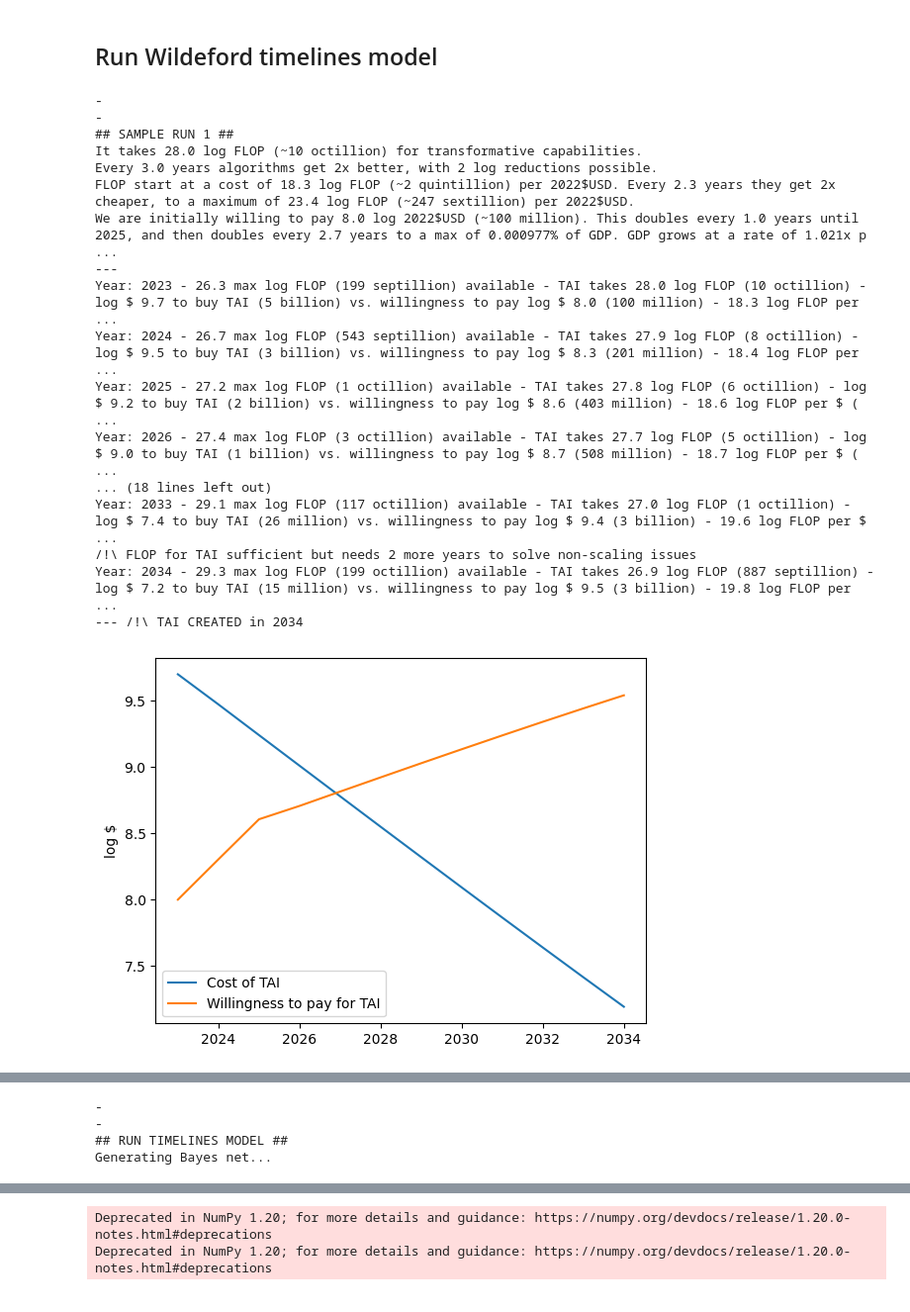
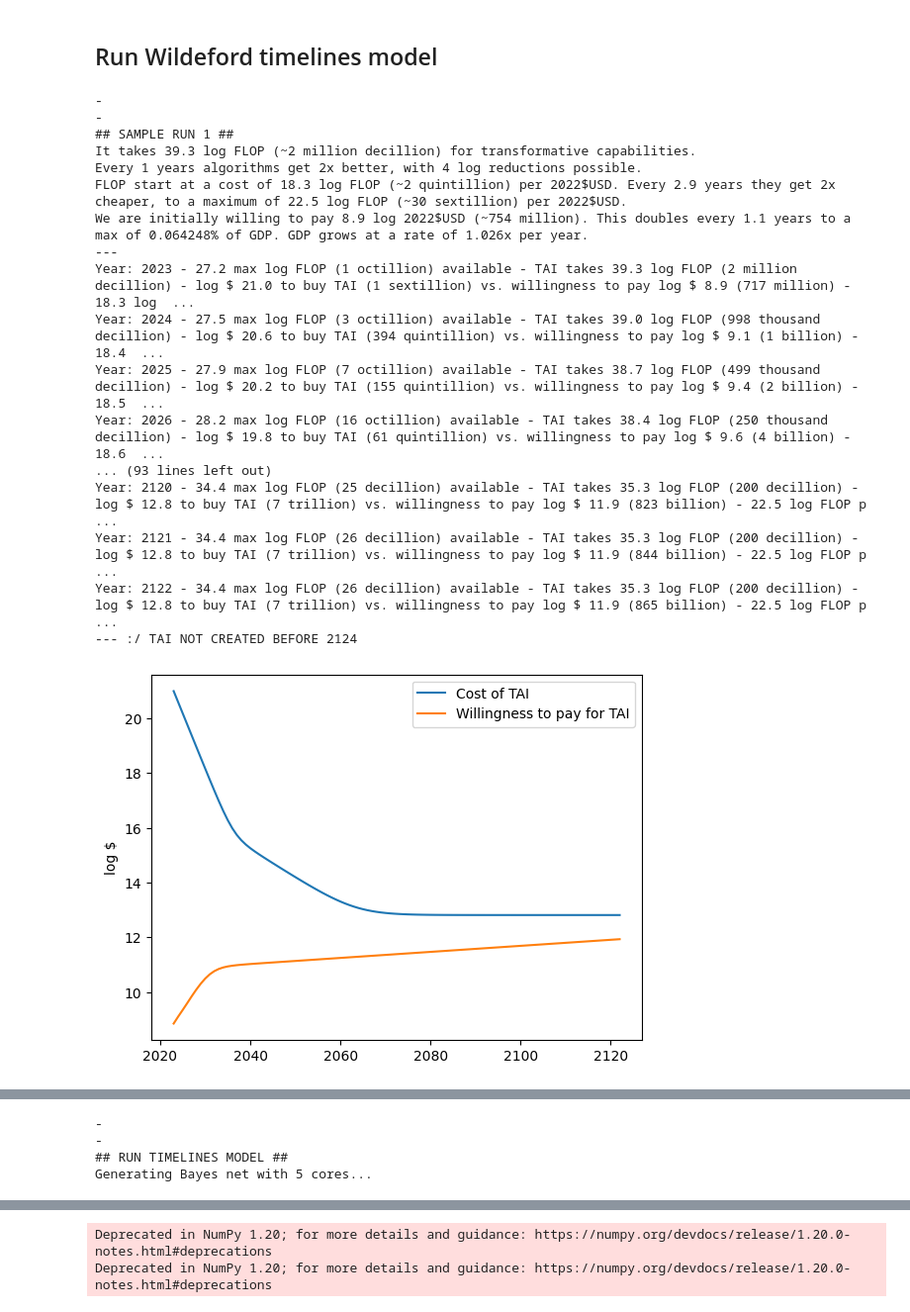
Before and after one commit to rethinkpriorities/future-assessment-model, a Jupyter notebook: (3C) When TAI?.ipynb, the cells around one changed output, grey strips where cells are left out. Shown at 99% size. Drawn from its saved outputs; the diff is of its cells as text; code cells hidden in the pictures.

Commit message:
fix bugs with willingness to spend

```diff
--- a/(3C) When TAI?.ipynb
+++ b/(3C) When TAI?.ipynb
@@ -109,7 +109,7 @@ delay
   'length': <Distribution> lognorm(mean=0.8, sd=0.49)}}
 # %%
 def wildeford_max_gdp_frac():
-    small_project = sq.lognorm(1 / (250*K), 1 / (3*K))
+    small_project = sq.lognorm(1 / (4*K), 1 / (1*K))
     modern_megaproject = sq.lognorm(1/K, 1/600)
     old_form_megaproject = sq.lognorm(1/K, 1/150)
     gigaproject = sq.lognorm(1/150, 1/50)
@@ -130,7 +130,9 @@ def wildeford_max_gdp_frac():
 
     models_trained_per_year_for_budget = sq.lognorm(1, 10)
 
-    return ~gdp_frac * ~percent_spent_on_compute / ~models_trained_per_year_for_budget
+    frac = ~gdp_frac * ~percent_spent_on_compute / ~models_trained_per_year_for_budget
+
+    return (1 / (4*K)) if frac < (1 / (4*K)) else frac
 
 
 variables = {'initial_gdp': 23*T,
@@ -157,31 +159,32 @@ Loaded
 # %%
 variables['RUNS'] = RUNS
 variables['CURRENT_YEAR'] = CURRENT_YEAR
 variables['MAX_YEAR'] = MAX_YEAR
+
 run_timelines_model(variables,
-                    cores=1,
+                    cores=5,
                     runs=variables['RUNS'],
                     #dump_cache_file='caches/tai_years_metaculus_parity')
                     dump_cache_file='caches/tai_years')
 # %% [output]
 -
 -
 ## SAMPLE RUN 1 ##
-It takes 28.0 log FLOP (~10 octillion) for transformative capabilities.
-Every 3.0 years algorithms get 2x better, with 2 log reductions possible.
-FLOP start at a cost of 18.3 log FLOP (~2 quintillion) per 2022$USD. Every 2.3 years they get 2x cheaper, to a maximum of 23.4 log FLOP (~247 sextillion) per 2022$USD.
-We are initially willing to pay 8.0 log 2022$USD (~100 million). This doubles every 1.0 years until 2025, and then doubles every 2.7 years to a max of 0.000977% of GDP. GDP grows at a rate of 1.021x p ...
+It takes 39.3 log FLOP (~2 million decillion) for transformative capabilities.
+Every 1 years algorithms get 2x better, with 4 log reductions possible.
+FLOP start at a cost of 18.3 log FLOP (~2 quintillion) per 2022$USD. Every 2.9 years they get 2x cheaper, to a maximum of 22.5 log FLOP (~30 sextillion) per 2022$USD.
+We are initially willing to pay 8.9 log 2022$USD (~754 million). This doubles every 1.1 years to a max of 0.064248% of GDP. GDP grows at a rate of 1.026x per year.
 ---
-Year: 2023 - 26.3 max log FLOP (199 septillion) available - TAI takes 28.0 log FLOP (10 octillion) - log $ 9.7 to buy TAI (5 billion) vs. willingness to pay log $ 8.0 (100 million) - 18.3 log FLOP per ...
-Year: 2024 - 26.7 max log FLOP (543 septillion) available - TAI takes 27.9 log FLOP (8 octillion) - log $ 9.5 to buy TAI (3 billion) vs. willingness to pay log $ 8.3 (201 million) - 18.4 log FLOP per  ...
-Year: 2025 - 27.2 max log FLOP (1 octillion) available - TAI takes 27.8 log FLOP (6 octillion) - log $ 9.2 to buy TAI (2 billion) vs. willingness to pay log $ 8.6 (403 million) - 18.6 log FLOP per $ ( ...
-Year: 2026 - 27.4 max log FLOP (3 octillion) available - TAI takes 27.7 log FLOP (5 octillion) - log $ 9.0 to buy TAI (1 billion) vs. willingness to pay log $ 8.7 (508 million) - 18.7 log FLOP per $ ( ...
-... (18 lines left out)
-Year: 2033 - 29.1 max log FLOP (117 octillion) available - TAI takes 27.0 log FLOP (1 octillion) - log $ 7.4 to buy TAI (26 million) vs. willingness to pay log $ 9.4 (3 billion) - 19.6 log FLOP per $  ...
-/!\ FLOP for TAI sufficient but needs 2 more years to solve non-scaling issues
-Year: 2034 - 29.3 max log FLOP (199 octillion) available - TAI takes 26.9 log FLOP (887 septillion) - log $ 7.2 to buy TAI (15 million) vs. willingness to pay log $ 9.5 (3 billion) - 19.8 log FLOP per ...
---- /!\ TAI CREATED in 2034
+Year: 2023 - 27.2 max log FLOP (1 octillion) available - TAI takes 39.3 log FLOP (2 million decillion) - log $ 21.0 to buy TAI (1 sextillion) vs. willingness to pay log $ 8.9 (717 million) - 18.3 log  ...
+Year: 2024 - 27.5 max log FLOP (3 octillion) available - TAI takes 39.0 log FLOP (998 thousand decillion) - log $ 20.6 to buy TAI (394 quintillion) vs. willingness to pay log $ 9.1 (1 billion) - 18.4  ...
+Year: 2025 - 27.9 max log FLOP (7 octillion) available - TAI takes 38.7 log FLOP (499 thousand decillion) - log $ 20.2 to buy TAI (155 quintillion) vs. willingness to pay log $ 9.4 (2 billion) - 18.5  ...
+Year: 2026 - 28.2 max log FLOP (16 octillion) available - TAI takes 38.4 log FLOP (250 thousand decillion) - log $ 19.8 to buy TAI (61 quintillion) vs. willingness to pay log $ 9.6 (4 billion) - 18.6  ...
+... (93 lines left out)
+Year: 2120 - 34.4 max log FLOP (25 decillion) available - TAI takes 35.3 log FLOP (200 decillion) - log $ 12.8 to buy TAI (7 trillion) vs. willingness to pay log $ 11.9 (823 billion) - 22.5 log FLOP p ...
+Year: 2121 - 34.4 max log FLOP (26 decillion) available - TAI takes 35.3 log FLOP (200 decillion) - log $ 12.8 to buy TAI (7 trillion) vs. willingness to pay log $ 11.9 (844 billion) - 22.5 log FLOP p ...
+Year: 2122 - 34.4 max log FLOP (26 decillion) available - TAI takes 35.3 log FLOP (200 decillion) - log $ 12.8 to buy TAI (7 trillion) vs. willingness to pay log $ 11.9 (865 billion) - 22.5 log FLOP p ...
+--- :/ TAI NOT CREATED BEFORE 2124
-[figure, old version]
+[figure, new version]
 -
 -
 ## SAMPLE RUN 2 ##
@@ -221,4 +224,4 @@ Year: 2026 - 27.4 max log FLOP (2 octillion) available - TAI takes 37.5 log FLOP
 -
 -
 ## RUN TIMELINES MODEL ##
-Generating Bayes net...
+Generating Bayes net with 5 cores...
@@ -243,2 +249,2 @@ By EOY 2050 - this model 60.4% vs. Ajeya 2020 60%
-Deprecated in NumPy 1.20; for more details and guidance: https://numpy.org/devdocs/release/1.20.0-notes.html#deprecations
-Deprecated in NumPy 1.20; for more details and guidance: https://numpy.org/devdocs/release/1.20.0-notes.html#deprecations
+Deprecated in NumPy 1.20; for more details and guidance: https://numpy.org/devdocs/release/1.20.0-notes.html#deprecations
+Deprecated in NumPy 1.20; for more details and guidance: https://numpy.org/devdocs/release/1.20.0-notes.html#deprecations
```
Also changed, not shown: parts of 3 cells of this notebook, 2 other files.
